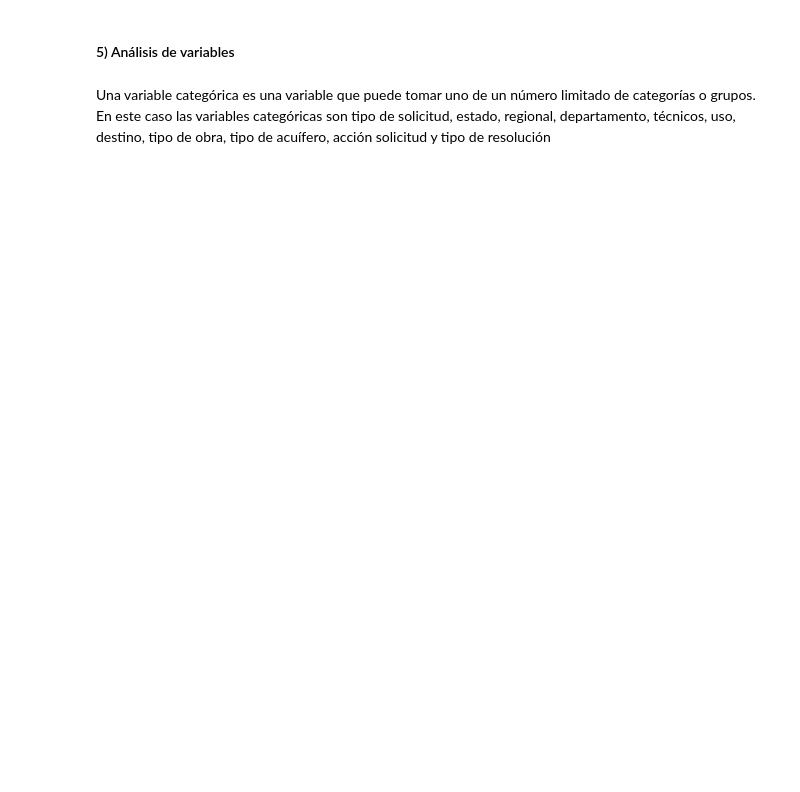
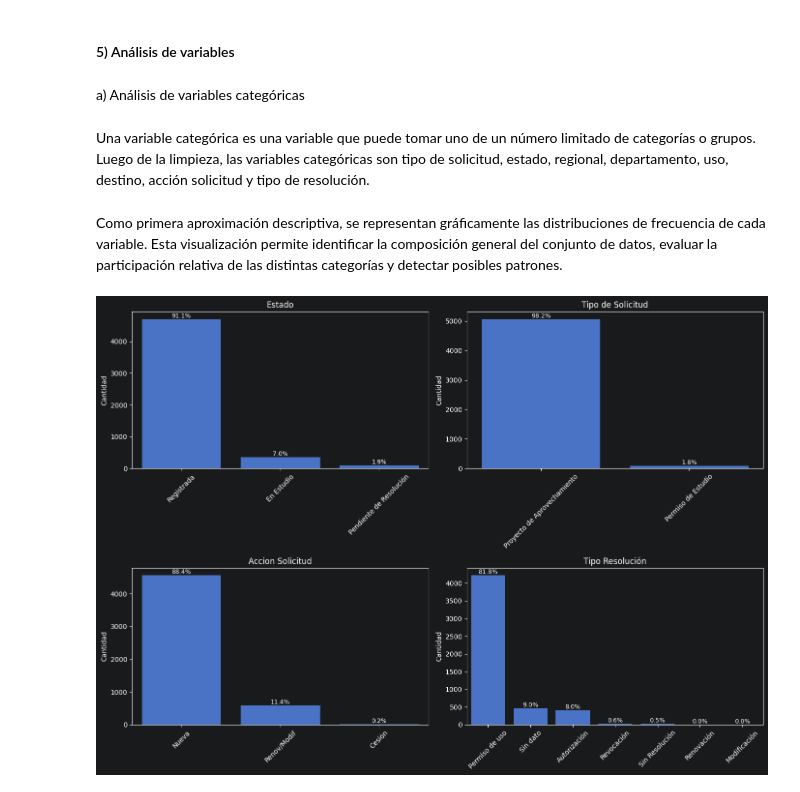
Before and after one commit to fcuneo/proyecto-python-diplomado, a Jupyter notebook: notebooks/practice.ipynb, the cells around one changed output. Drawn from its saved outputs; the diff is of its cells as text; code cells hidden in the pictures; blank space fills up the shorter version.

```diff
--- a/notebooks/practice.ipynb
+++ b/notebooks/practice.ipynb
@@ -515,0 +634,4 @@ df
+# %%
+for col in ["Estado", "Uso", "Destino", "Regional", "Departamento", "Tipo de Solicitud"]:
+    print(f"\n--- {col} ---")
+    print(df[col].nunique())
@@ -515,0 +656,13 @@ df
+# %%
+variables = [
+    "Estado",
+    "Uso",
+    "Destino",
+    "Regional",
+    "Departamento",
+    "Tipo de Solicitud"
+]
+
+for col in variables:
+    print(f"\n=== {col} ===")
+    print(sorted(df[col].dropna().unique()))
@@ -515,0 +727,2 @@ df
+# %%
+df = df.drop(columns=["Tecnicos"])
@@ -516,5 +757,52 @@ df
 # %% [markdown]
 
 #### 5) Análisis de variables
+# %% [markdown]
+a) Análisis de variables categóricas
 # %% [markdown]
-Una variable categórica es una variable que puede tomar uno de un número limitado de categorías o grupos. En este caso las variables categóricas son tipo de solicitud, estado, regional, departamento, técnicos, uso, destino, tipo de obra, tipo de acuífero, acción solicitud y tipo de resolución
+Una variable categórica es una variable que puede tomar uno de un número limitado de categorías o grupos. Luego de la limpieza, las variables categóricas son tipo de solicitud, estado, regional, departamento, uso, destino, acción solicitud y tipo de resolución.
+# %% [markdown]
+Como primera aproximación descriptiva, se representan gráficamente las distribuciones de frecuencia de cada variable. Esta visualización permite identificar la composición general del conjunto de datos, evaluar la participación relativa de las distintas categorías y detectar posibles patrones.
+# %%
+variables = [
+    "Estado",
+    "Tipo de Solicitud",
+    "Accion Solicitud",
+    "Tipo Resolución"
+]
+
+fig, axes = plt.subplots(2, 2, figsize=(14, 10))
+axes = axes.flatten()
+
+for i, col in enumerate(variables):
+
+    datos = df[col].fillna("Sin dato").astype(str)
+
+    ax = sns.countplot(
+        x=datos,
+        order=datos.value_counts().index,
+        ax=axes[i]
+    )
+
+    total = len(datos)
+
+    for p in ax.patches:
+        porcentaje = 100 * p.get_height() / total
+
+        ax.annotate(
+            f"{porcentaje:.1f}%",
+            (p.get_x() + p.get_width()/2, p.get_height()),
+            ha="center",
+            va="bottom",
+            fontsize=9
+        )
+
+    ax.set_title(col)
+    ax.set_xlabel("")
+    ax.set_ylabel("Cantidad")
+    ax.tick_params(axis='x', rotation=45)
+
+plt.tight_layout()
+plt.show()
+# %% [output]
+[figure, added]
```
Also changed, not shown: parts of 54 cells of this notebook.
